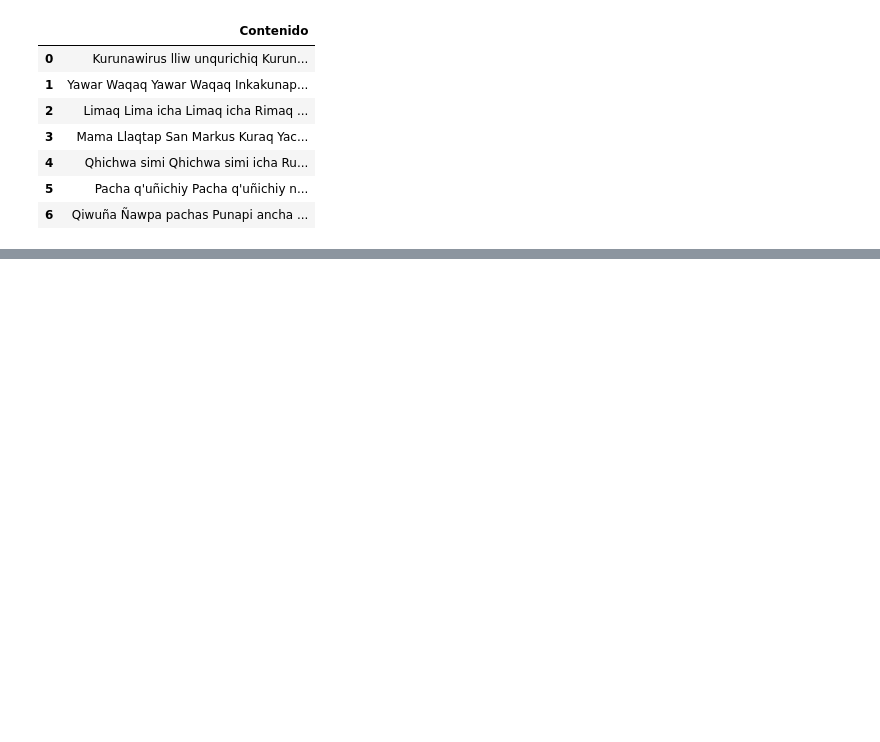
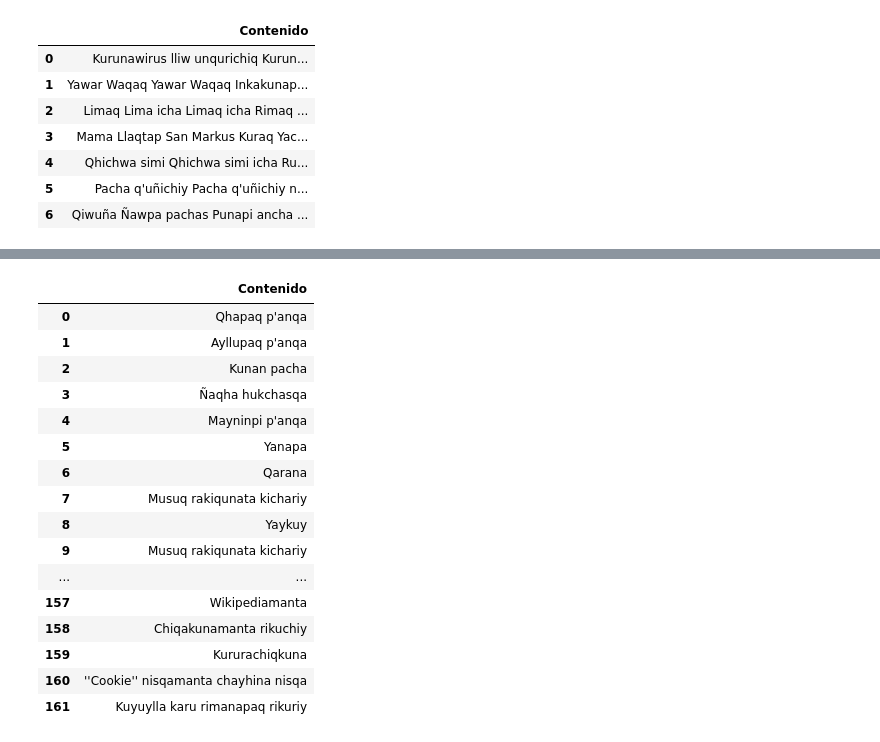
Before and after one commit to TACC-TA/corpus-extraction, a Jupyter notebook: Corpus Extraction/extraction.ipynb, the cells around one changed output, grey strips where cells are left out. Saved outputs shown, nothing was run; the diff lists cells and outputs as text; code cells hidden in the pictures; blank space fills up the shorter version.

```diff
--- a/Corpus Extraction/extraction.ipynb
+++ b/Corpus Extraction/extraction.ipynb
@@ -190,0 +218,22 @@ df6 = pd.DataFrame(textos, columns=["Contenido"])
+# %%
+import re
+from langdetect import detect
+import pandas as pd
+
+textos = []
+
+for h1 in bs.find_all('h2'):
+    contenido_limpio = h1.text.replace('\n', ' ').strip()
+    # Aplicar una expresión regular para eliminar todos los números y puntos en el texto
+    contenido_limpio = re.sub(r'[\d.]+', ' ', contenido_limpio)
+
+    # Eliminar partes entre corchetes con palabras específicas
+    contenido_limpio = re.sub(r'\[.*?(?:llamk\'apuy|pukyuta).*?\]', '', contenido_limpio)
+
+    # Verificar si el texto no está en español y no es igual a "Contenidos"
+    if contenido_limpio and '<' not in contenido_limpio and '>' not in contenido_limpio:
+        if detect(contenido_limpio) != 'es' and contenido_limpio != 'Contenidos':
+            textos.append(contenido_limpio)
+
+df6 = pd.DataFrame(textos, columns=["Contenido"])
+display(df6)
@@ -190,0 +297,39 @@ df6 = pd.DataFrame(textos, columns=["Contenido"])
+# %%
+from langdetect import detect
+
+textos = []
+# Recorremos todos los elementos div con la clase "portada-slider-contingut"
+
+
+for li in bs.find_all('li'):
+    if not li.find_parents(class_="vector-dropdown mw-portlet mw-portlet-lang"):
+
+        contenido = li.text.strip()  # Remover espacios en blanco al principio y al final
+        contenido_limpio = re.sub(r':.*', ' ', contenido)  # Eliminar parte después de ":"
+        contenido_limpio = contenido_limpio.replace('\n', ' ')
+        if contenido_limpio:  # Verificar si el contenido no está vacío después de la limpieza
+            # Verificar si el texto restante está en español
+            if detect(contenido_limpio) != 'es':
+                textos.append(contenido_limpio.strip())
+
+
+df8 = pd.DataFrame(textos, columns=["Contenido"])
+display(df8)
+# %% [output]
+|  | Contenido |
+| 0 | Qhapaq p'anqa |
+| 1 | Ayllupaq p'anqa |
+| 2 | Kunan pacha |
+| 3 | Ñaqha hukchasqa |
+| 4 | Mayninpi p'anqa |
+| 5 | Yanapa |
+| 6 | Qarana |
+| 7 | Musuq rakiqunata kichariy |
+| 8 | Yaykuy |
+| 9 | Musuq rakiqunata kichariy |
+| ... | ... |
+| 157 | Wikipediamanta |
+| 158 | Chiqakunamanta rikuchiy |
+| 159 | Kururachiqkuna |
+| 160 | ''Cookie'' nisqamanta chayhina nisqa |
+| 161 | Kuyuylla karu rimanapaq rikuriy |
```
Also changed, not shown: parts of 7 cells of this notebook, 2 other files.
